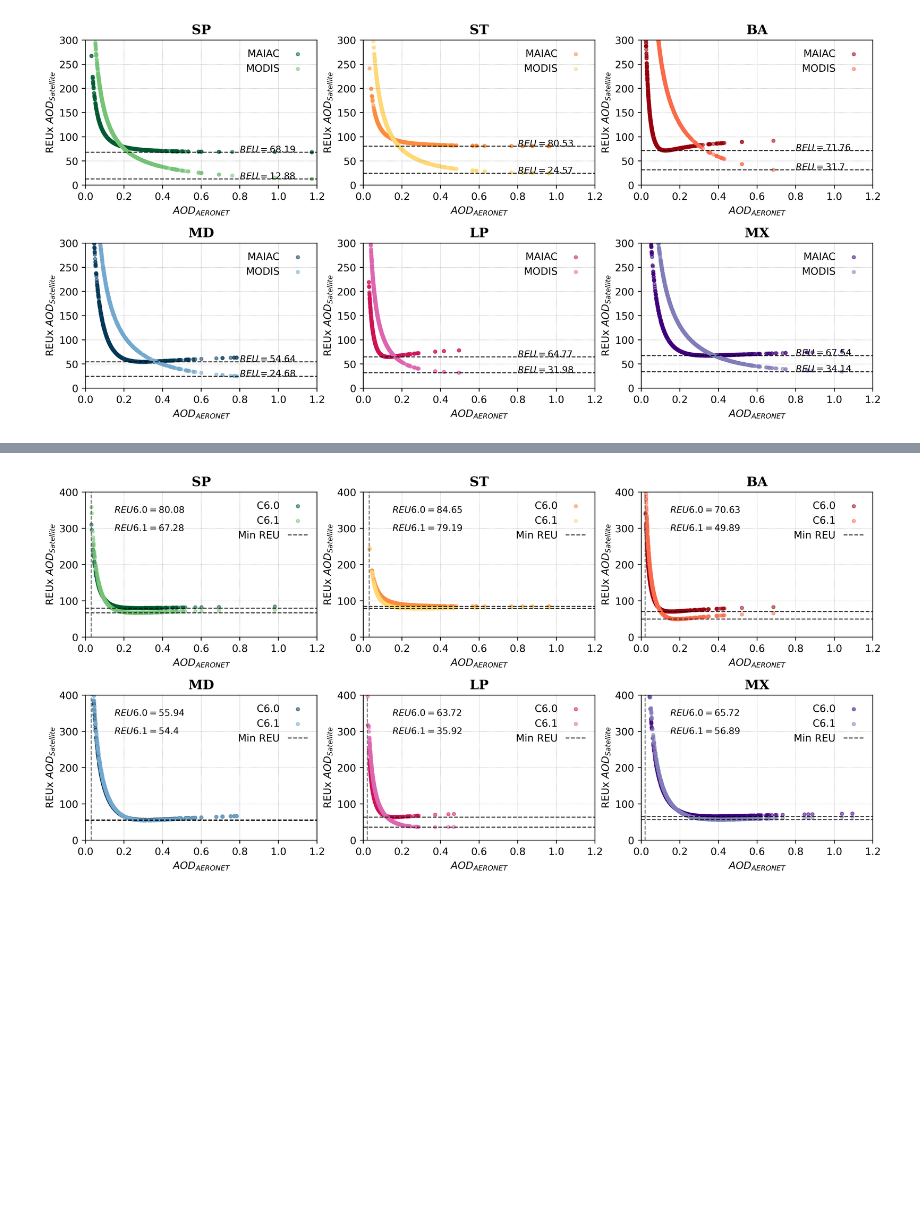
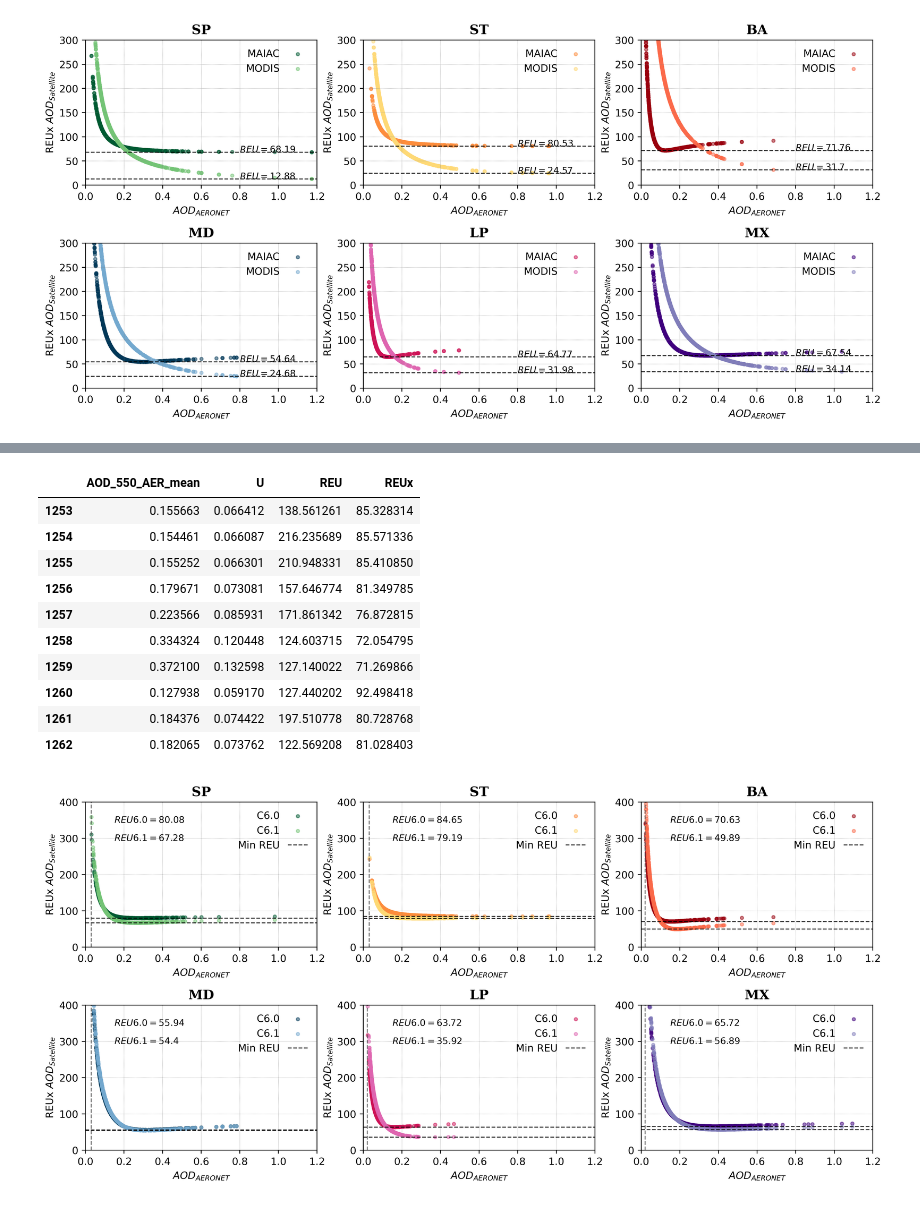
Before and after one commit to joseurquiza88/MAIAC-Processing, a Jupyter notebook: code/06_maiac.ipynb, the cells around one changed output, grey strips where cells are left out. Drawn from its saved outputs; the diff is of its cells as text; code cells hidden in the pictures; blank space fills up the shorter version.

```diff
--- a/code/06_maiac.ipynb
+++ b/code/06_maiac.ipynb
@@ -277,3 +298,93 @@ REU_plot(path="D:/Josefina/paper_git/paper_maiac/datasets/processed/MMA_v2/",dat
+# %%
+DF = data
+Lambda = 1
+u_xi = 0.0
+Sigma_err_x = u_xi
+# These are lists where I will save the different results
+list_u = []
+list_reu = []
+list_bias = []
+list_noise = []
+list_reux = []
+list_biasx = []
+list_noisex = []
+list_verificacion = []
+x = DF["AOD_550_AER_mean"] #AERONET
+y = DF["AOD_550_MAIAC_mean"] # Pollutant
+
+#Masking the NaN's
+mask = ~np.isnan(x) & ~np.isnan(y)
+x = x[mask]
+y = y[mask]
+n = len(x)
+
+#Slope & Intercept usando REGRESION LINEAL (LR)
+slope, intercept, r, p, stderr = scipy.stats.linregress(x[mask], y[mask])
+b1 = slope
+b0 = intercept
+
+#Equation error variance for y = b0 + b1*x + v_i
+
+rss = (y - b0 - b1*x)**2
+RSS = rss.values.sum()
+Sigma_v_sqr = RSS/(n-2)
+
+#Error variance due to the deviation of the 1:1 line
+ec = (b0 + (b1 - 1)*x)**2
+ran = Sigma_v_sqr - Sigma_err_x**2
+
+#Results
+
+U = ((ran + ec)**(1/2))
+
+REU = ((2*100)/y)*U
+
+bias = ((((2*100)/y)**2)*ec)**(1/2)
+
+noise = ((((2*100)/y)**2)*ran)**(1/2)
+
+verificacion = ((bias**2 + noise**2)**(1/2))
+verificacion_u = ((bias**2 + noise**2)**(1/2))/((2*100)/y)
+
+REUx = 2*U*100/x
+
+biasx = ((((2*100)/x)**2)*ec)**(1/2)
+
+noisex = ((((2*100)/x)**2)*ran)**(1/2)
+
+#The results are each placed in a separate list
+list_u.append(U)
+list_reu.append(REU)
+list_bias.append(bias)
+list_noise.append(noise)
+list_verificacion.append(verificacion)
+list_reux.append(REUx)
+list_biasx.append(biasx)
+list_noisex.append(noisex)
+
+# The generated lists are concatenated
+U = pd.concat(list_u, axis=1)
+REU = pd.concat(list_reu, axis=1)
+REUx = pd.concat(list_reux, axis=1)
+# Realizar el merge de las tres columnas en un solo DataFrame
+result = pd.concat([DF["AOD_550_AER_mean"], U, REU, REUx], axis=1)
+# Cambiar los nombres de las columnas
+result.columns = ["AOD_550_AER_mean", 'U', 'REU', 'REUx']
+
+# Mostrar el resultado
+result.tail(10)
+# %% [output]
+|  | AOD_550_AER_mean | U | REU | REUx |
+| 1253 | 0.155663 | 0.066412 | 138.561261 | 85.328314 |
+| 1254 | 0.154461 | 0.066087 | 216.235689 | 85.571336 |
+| 1255 | 0.155252 | 0.066301 | 210.948331 | 85.410850 |
+| 1256 | 0.179671 | 0.073081 | 157.646774 | 81.349785 |
+| 1257 | 0.223566 | 0.085931 | 171.861342 | 76.872815 |
+| 1258 | 0.334324 | 0.120448 | 124.603715 | 72.054795 |
+| 1259 | 0.372100 | 0.132598 | 127.140022 | 71.269866 |
+| 1260 | 0.127938 | 0.059170 | 127.440202 | 92.498418 |
+| 1261 | 0.184376 | 0.074422 | 197.510778 | 80.728768 |
+| 1262 | 0.182065 | 0.073762 | 122.569208 | 81.028403 |
 # %%
 #REU para comparacion entre versiones de MAIAC
 # %%
```
Also changed, not shown: parts of 4 cells of this notebook, 14 other files.
